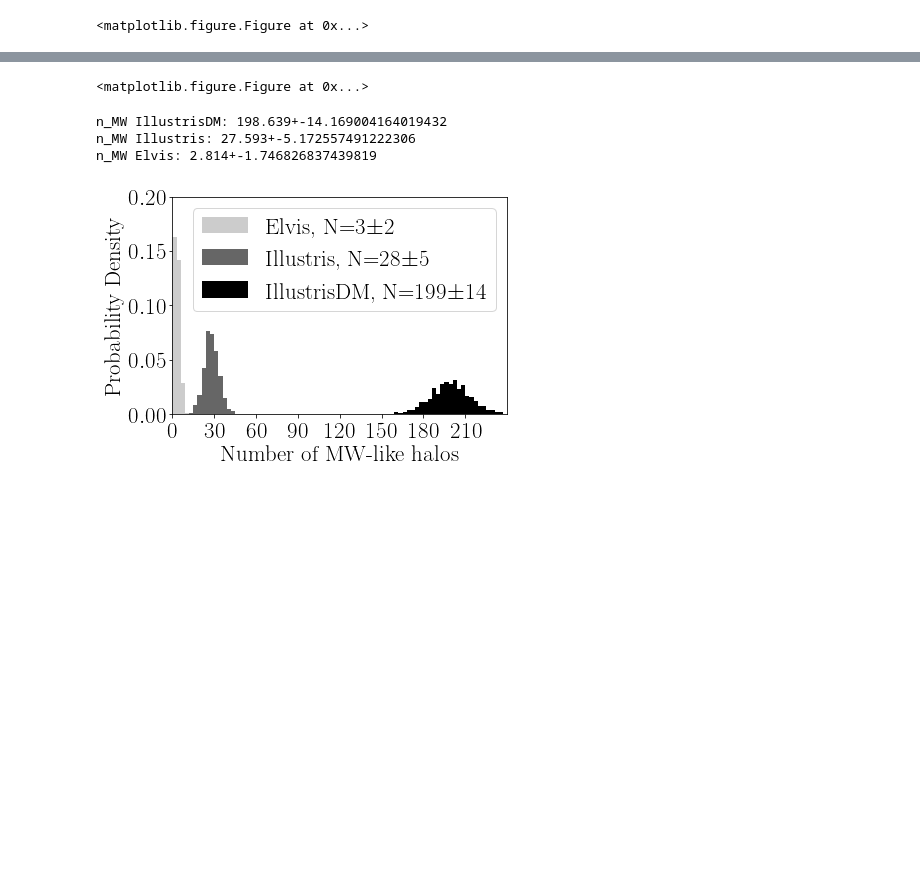
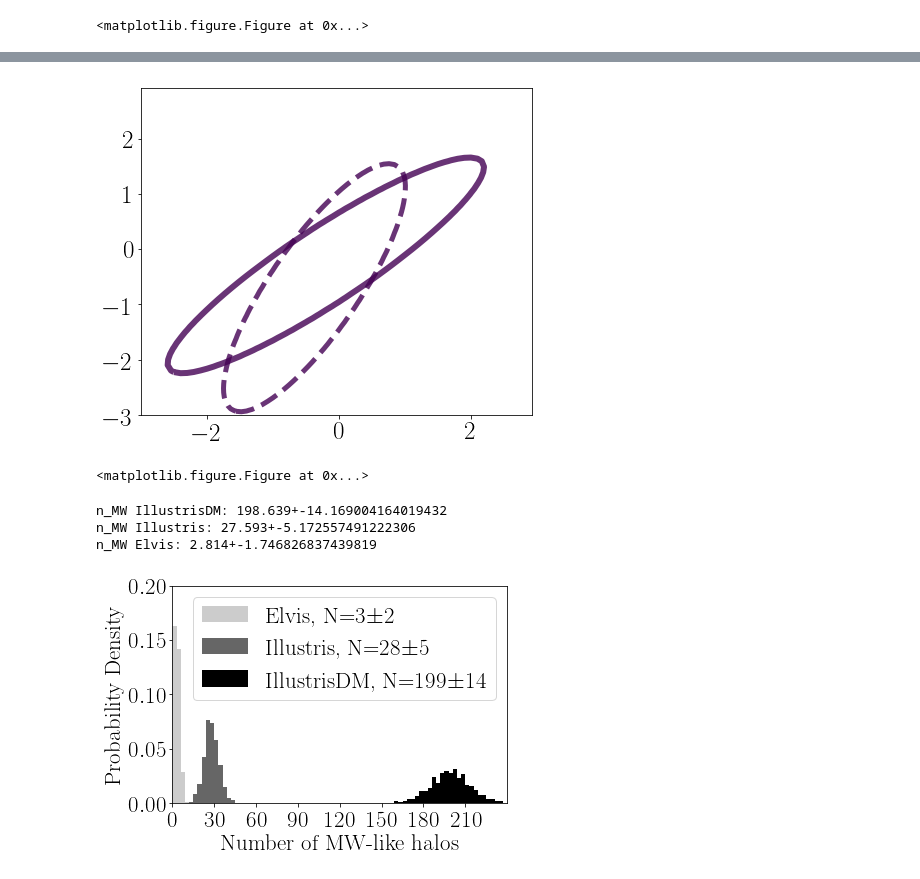
Before and after one commit to astroandes/SatelliteShapeLG, a Jupyter notebook: code/covariances.ipynb, the cells around one changed output, grey strips where cells are left out. Drawn from its saved outputs; the diff is of its cells as text; code cells hidden in the pictures; blank space fills up the shorter version.

Commit message:
contours

```diff
--- a/code/covariances.ipynb
+++ b/code/covariances.ipynb
@@ -332,0 +336,61 @@ plt.savefig(filename, bbox_inches='tight')
+# %%
+fig = plt.figure(1, figsize=(7,6))
+plt.rc('text', usetex=True,)
+plt.rc('font', family='serif', size=25)
+delta = 0.08
+x = np.arange(-3.0, 3.0, delta)
+y = np.arange(-3.0, 3.0, delta)
+X, Y = np.meshgrid(x, y)
+#print(np.sqrt(cov_elvis_MW['mean'][0]), cov_elvis_MW['mean'][1], cov_elvis_MW['covariance'][0,1])
+#print(cov_elvis_MW['covariance'][0,1]/np.sqrt(cov_elvis_MW['covariance'][0,0] * cov_elvis_MW['covariance'][1,1]))
+Z = mlab.bivariate_normal(X, Y, sigmax=np.sqrt(cov_elvis_MW['covariance'][0,0]),
+                          sigmay=np.sqrt(cov_elvis_MW['covariance'][1,1]),
+                          mux=cov_elvis_MW['mean'][0], muy=cov_elvis_MW['mean'][1],
+                          sigmaxy=cov_elvis_MW['covariance'][0,1])
+CS = plt.contour(X, Y, Z, levels = np.arange(0.05, 0.4, 0.40), linewidths=5, alpha=0.8, linestyles='--')
+#im = plt.imshow(-Z, interpolation='bilinear', origin='lower',cmap=cm.gray, extent=(-3, 3, -3, 3), alpha=0.4)
+
+
+Z = mlab.bivariate_normal(X, Y, sigmax=np.sqrt(cov_illustris_MW['covariance'][0,0]),
+                          sigmay=np.sqrt(cov_illustris_MW['covariance'][1,1]),
+                          mux=cov_illustris_MW['mean'][0], muy=cov_illustris_MW['mean'][1],
+                          sigmaxy=cov_illustris_MW['covariance'][0,1])
+#CS = plt.contour(X, Y, Z, levels = np.arange(0.05, 0.4, 0.40), linewidths=4, alpha=0.8, linestyles='--')
+
+
+Z = mlab.bivariate_normal(X, Y, sigmax=np.sqrt(cov_illustrisdm_MW['covariance'][0,0]),
+                          sigmay=np.sqrt(cov_illustrisdm_MW['covariance'][1,1]),
+                          mux=cov_illustrisdm_MW['mean'][0], muy=cov_illustrisdm_MW['mean'][1],
+                          sigmaxy=cov_illustrisdm_MW['covariance'][0,1])
+#CS = plt.contour(X, Y, Z, levels = np.arange(0.05, 0.4, 0.40), linewidths=2, alpha=0.8, linestyles='--')
+
+
+
+delta = 0.10
+x = np.arange(-3.0, 3.0, delta)
+y = np.arange(-3.0, 3.0, delta)
+X, Y = np.meshgrid(x, y)
+#print(np.sqrt(cov_elvis_MW['mean'][0]), cov_elvis_MW['mean'][1], cov_elvis_MW['covariance'][0,1])
+#print(cov_elvis_MW['covariance'][0,1]/np.sqrt(cov_elvis_MW['covariance'][0,0] * cov_elvis_MW['covariance'][1,1]))
+Z = mlab.bivariate_normal(X, Y, sigmax=np.sqrt(cov_elvis_M31['covariance'][0,0]),
+                          sigmay=np.sqrt(cov_elvis_M31['covariance'][1,1]),
+                          mux=cov_elvis_M31['mean'][0], muy=cov_elvis_M31['mean'][1],
+                          sigmaxy=cov_elvis_M31['covariance'][0,1])
+CS = plt.contour(X, Y, Z, levels = np.arange(0.05, 0.4, 0.40), linewidths=6, alpha=0.8)
+#im = plt.imshow(-Z, interpolation='bilinear', origin='lower',cmap=cm.gray, extent=(-3, 3, -3, 3), alpha=0.4)
+
+Z = mlab.bivariate_normal(X, Y, sigmax=np.sqrt(cov_illustris_M31['covariance'][0,0]),
+                          sigmay=np.sqrt(cov_illustris_M31['covariance'][1,1]),
+                          mux=cov_illustris_M31['mean'][0], muy=cov_illustris_M31['mean'][1],
+                          sigmaxy=cov_illustris_M31['covariance'][0,1])
+#CS = plt.contour(X, Y, Z, levels = np.arange(0.05, 0.4, 0.40), linewidths=6, alpha=0.5)
+
+Z = mlab.bivariate_normal(X, Y, sigmax=np.sqrt(cov_illustrisdm_M31['covariance'][0,0]),
+                          sigmay=np.sqrt(cov_illustrisdm_M31['covariance'][1,1]),
+                          mux=cov_illustrisdm_M31['mean'][0], muy=cov_illustrisdm_M31['mean'][1],
+                          sigmaxy=cov_illustrisdm_M31['covariance'][0,1])
+#CS = plt.contour(X, Y, Z, levels = np.arange(0.05, 0.4, 0.40), linewidths=6, alpha=0.5)
+
+#im = plt.imshow(-Z, interpolation='bilinear', origin='lower',cmap=cm.gray, extent=(-3, 3, -3, 3), alpha=0.4)
+# %% [output]
+[figure, added]
```
Also changed, not shown: parts of 7 cells of this notebook, 1 other file.
